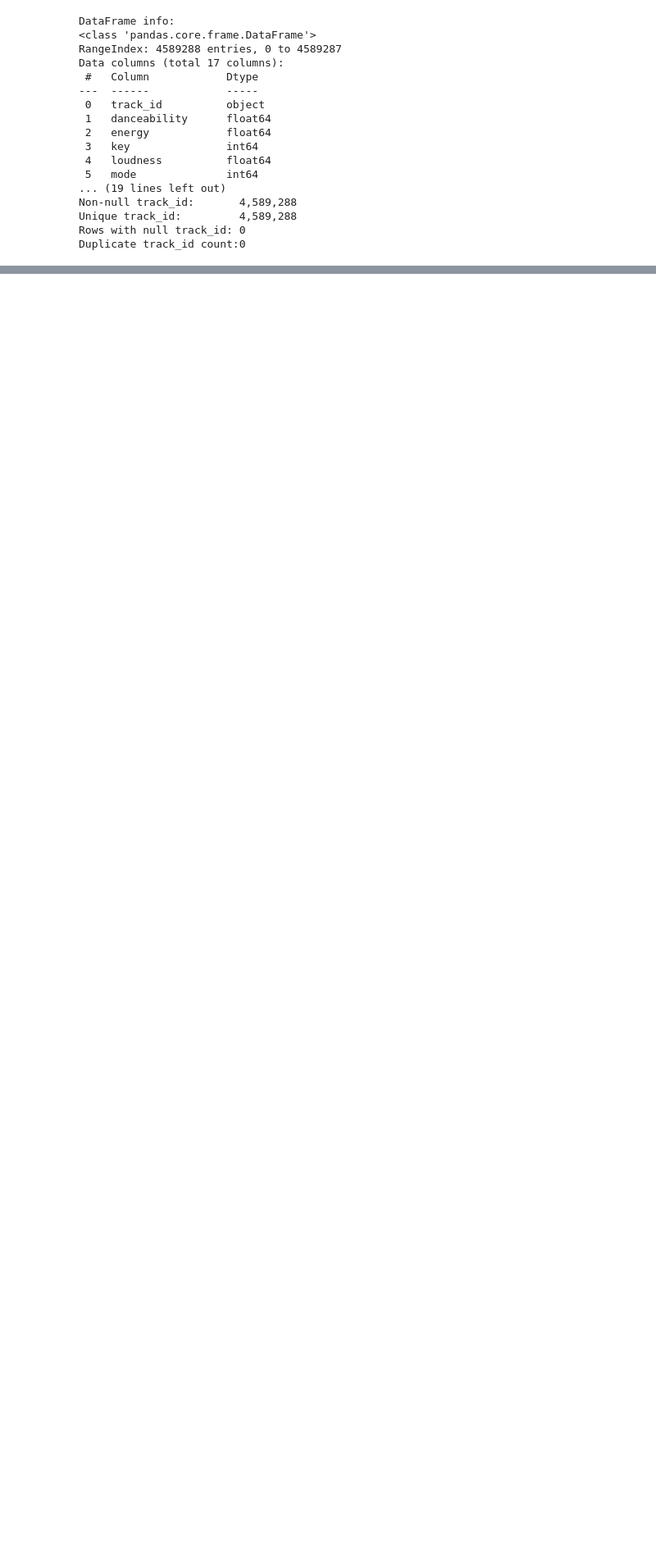
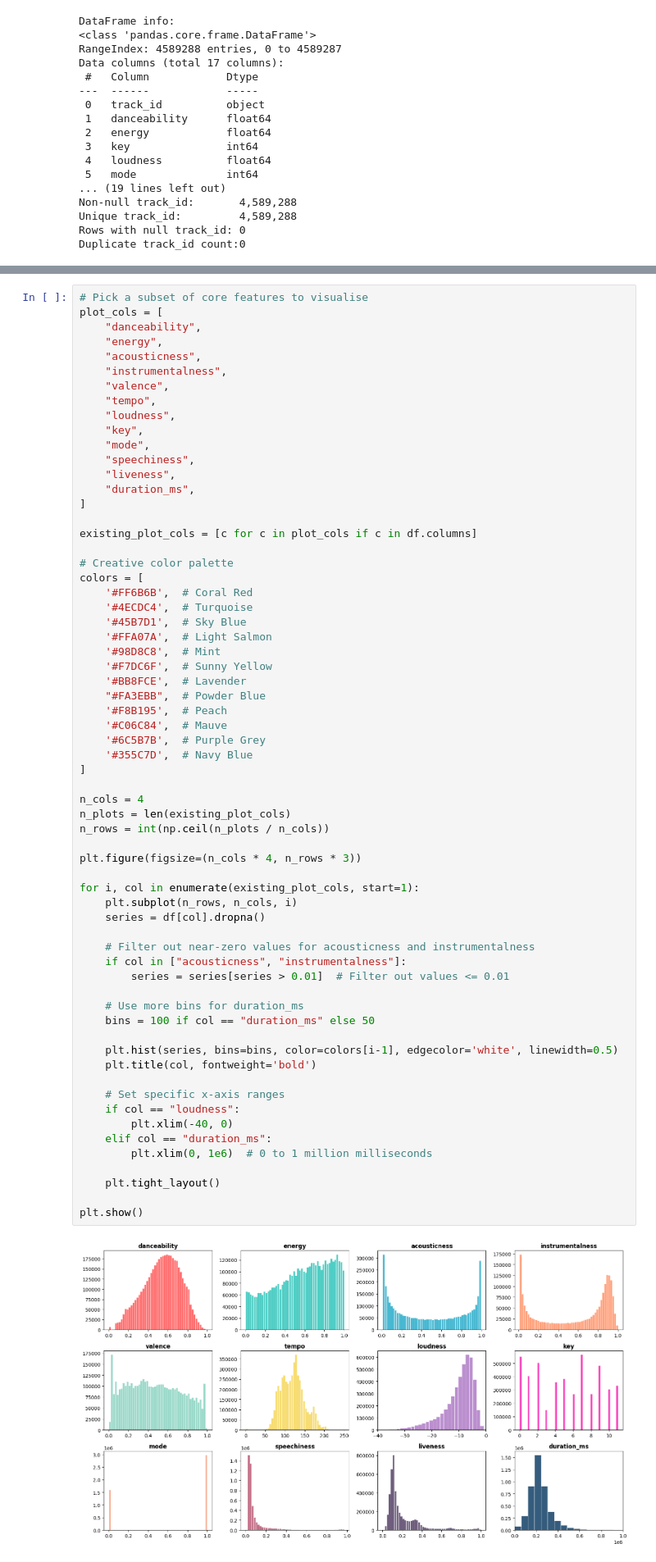
Before and after one commit to KieranSatheesan/Music_Recommender, a Jupyter notebook: notebooks/03_combined_features_analysis.ipynb, the cells around one changed output, grey strips where cells are left out. Shown at 82% size. Cells and saved outputs as stored; diff of their text form; blank space fills up the shorter version.

```diff
--- a/notebooks/03_combined_features_analysis.ipynb
+++ b/notebooks/03_combined_features_analysis.ipynb
@@ -284,3 +355,69 @@ plt.show()
+# %%
+# Pick a subset of core features to visualise
+plot_cols = [
+    "danceability",
+    "energy",
+    "acousticness",
+    "instrumentalness",
+    "valence",
+    "tempo",
+    "loudness",
+    "key",
+    "mode",
+    "speechiness",
+    "liveness",
+    "duration_ms",
+]
+
+existing_plot_cols = [c for c in plot_cols if c in df.columns]
+
+# Creative color palette
+colors = [
+    '#FF6B6B',  # Coral Red
+    '#4ECDC4',  # Turquoise
+    '#45B7D1',  # Sky Blue
+    '#FFA07A',  # Light Salmon
+    '#98D8C8',  # Mint
+    '#F7DC6F',  # Sunny Yellow
+    '#BB8FCE',  # Lavender
+    "#FA3EBB",  # Powder Blue
+    '#F8B195',  # Peach
+    '#C06C84',  # Mauve
+    '#6C5B7B',  # Purple Grey
+    '#355C7D',  # Navy Blue
+]
+
+n_cols = 4
+n_plots = len(existing_plot_cols)
+n_rows = int(np.ceil(n_plots / n_cols))
+
+plt.figure(figsize=(n_cols * 4, n_rows * 3))
+
+for i, col in enumerate(existing_plot_cols, start=1):
+    plt.subplot(n_rows, n_cols, i)
+    series = df[col].dropna()
+
+    # Filter out near-zero values for acousticness and instrumentalness
+    if col in ["acousticness", "instrumentalness"]:
+        series = series[series > 0.01]  # Filter out values <= 0.01
+
+    # Use more bins for duration_ms
+    bins = 100 if col == "duration_ms" else 50
+
+    plt.hist(series, bins=bins, color=colors[i-1], edgecolor='white', linewidth=0.5)
+    plt.title(col, fontweight='bold')
+
+    # Set specific x-axis ranges
+    if col == "loudness":
+        plt.xlim(-40, 0)
+    elif col == "duration_ms":
+        plt.xlim(0, 1e6)  # 0 to 1 million milliseconds
+
+    plt.tight_layout()
+
+plt.show()
+# %% [output]
+[figure, added]
 # %%
 import numpy as np
 import pandas as pd
```
Also changed, not shown: parts of 5 cells of this notebook.
